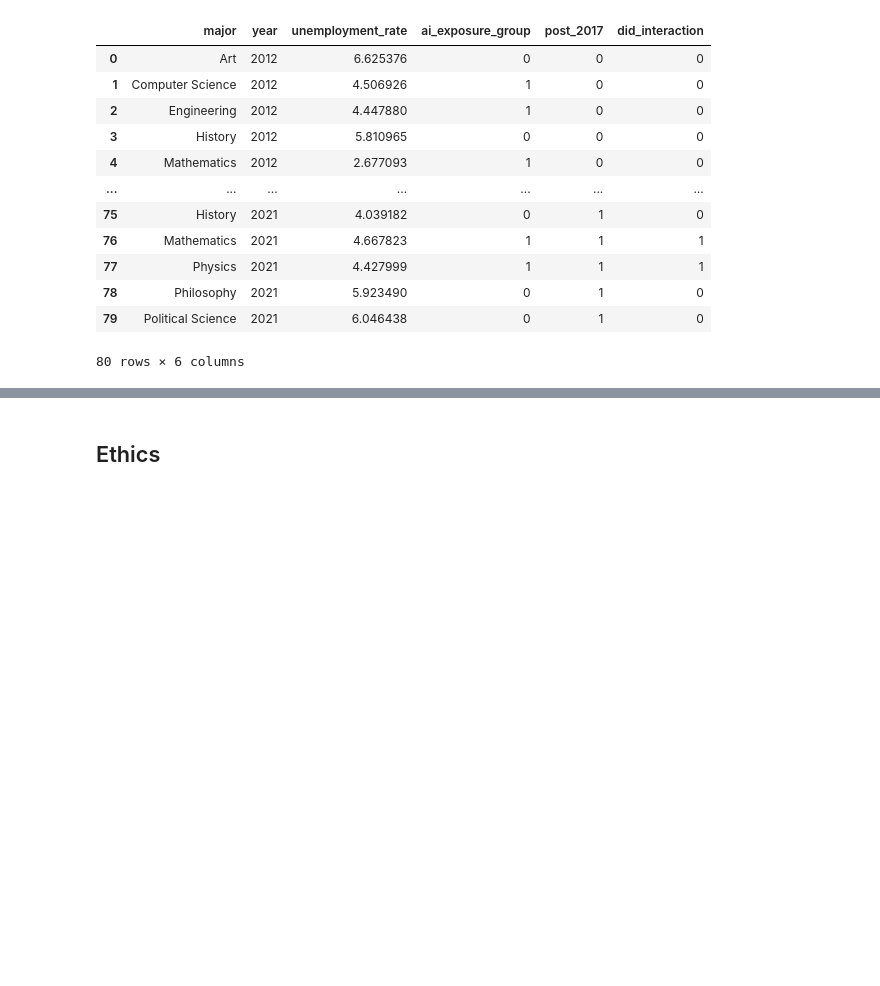
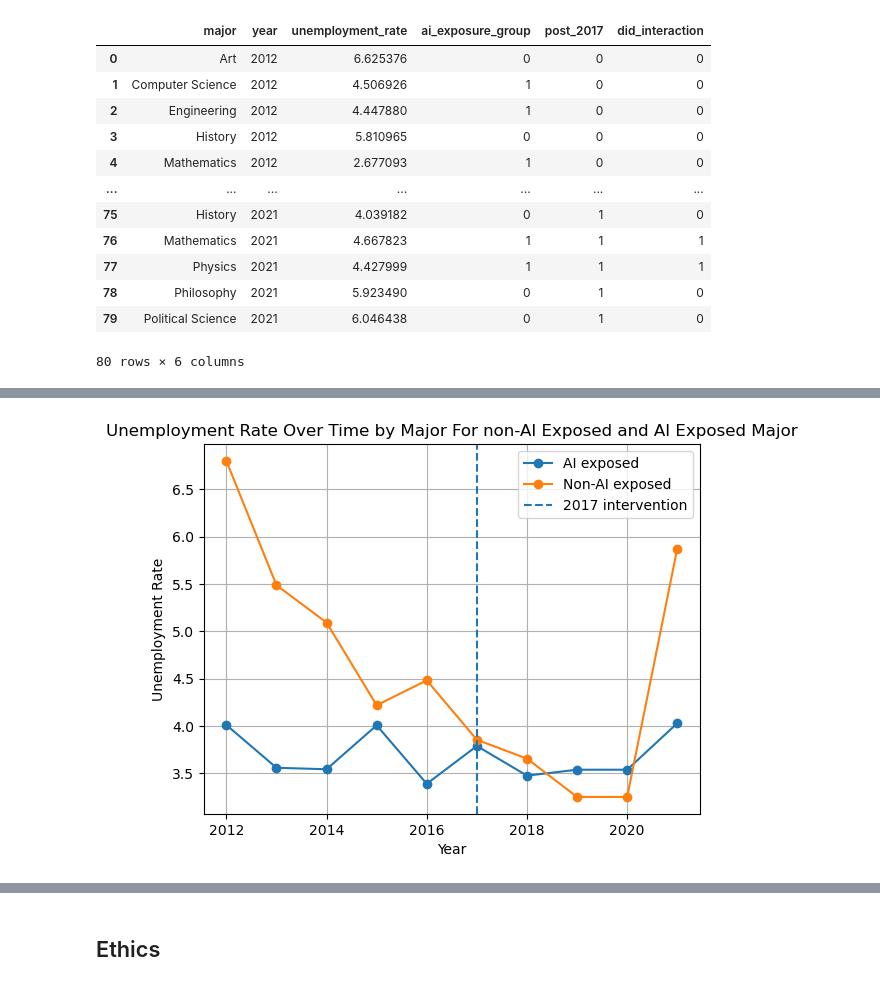
Before and after one commit to COGS108/Group-SP26-095, a Jupyter notebook: 03-FinalProject.ipynb, the cells around one changed output, grey strips where cells are left out. Cells and saved outputs as stored; diff of their text form; code cells hidden in the pictures; blank space fills up the shorter version.

```diff
--- a/03-FinalProject.ipynb
+++ b/03-FinalProject.ipynb
@@ -359,0 +584,3 @@ Some more words and stuff.  Remember notebooks work best if you interleave the c
+# %%
+mean_ai_exposed = ai_exposed.drop(columns=["major"]).groupby("year").mean().reset_index()
+mean_not_ai_exposed = not_ai_exposed.drop(columns=["major"]).groupby("year").mean().reset_index()
@@ -359,0 +645,22 @@ Some more words and stuff.  Remember notebooks work best if you interleave the c
+# %%
+plt.plot(
+    mean_ai_exposed["year"],
+    mean_ai_exposed["unemployment_rate"],
+    marker="o",
+    label="AI exposed")
+
+plt.plot(
+    mean_not_ai_exposed["year"],
+    mean_not_ai_exposed["unemployment_rate"],
+    marker="o",
+    label='Non-AI exposed')
+plt.axvline(x=2017, linestyle="--", label="2017 intervention")
+
+plt.xlabel("Year")
+plt.ylabel("Unemployment Rate")
+plt.title("Unemployment Rate Over Time by Major For non-AI Exposed and AI Exposed Major")
+plt.legend()
+plt.grid(True)
+plt.show()
+# %% [output]
+[figure, added]
```
Also changed, not shown: parts of 31 cells of this notebook.
